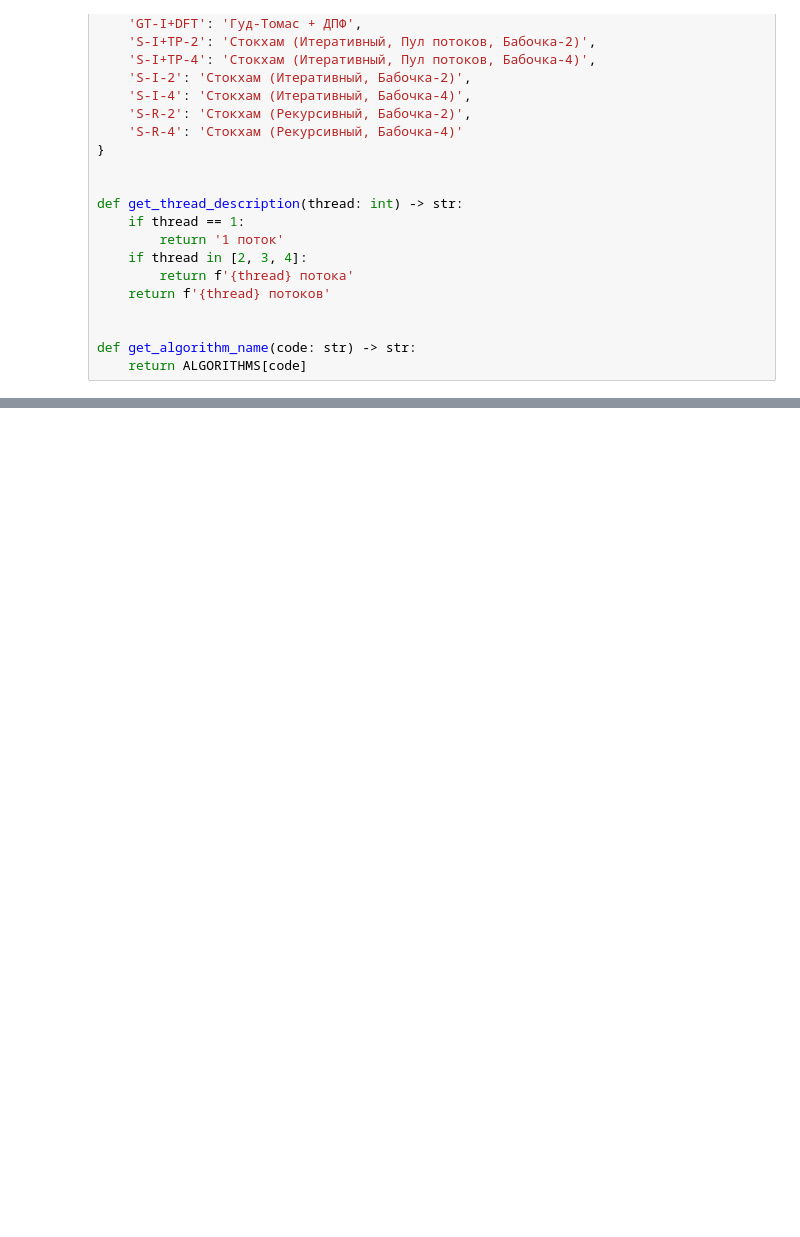
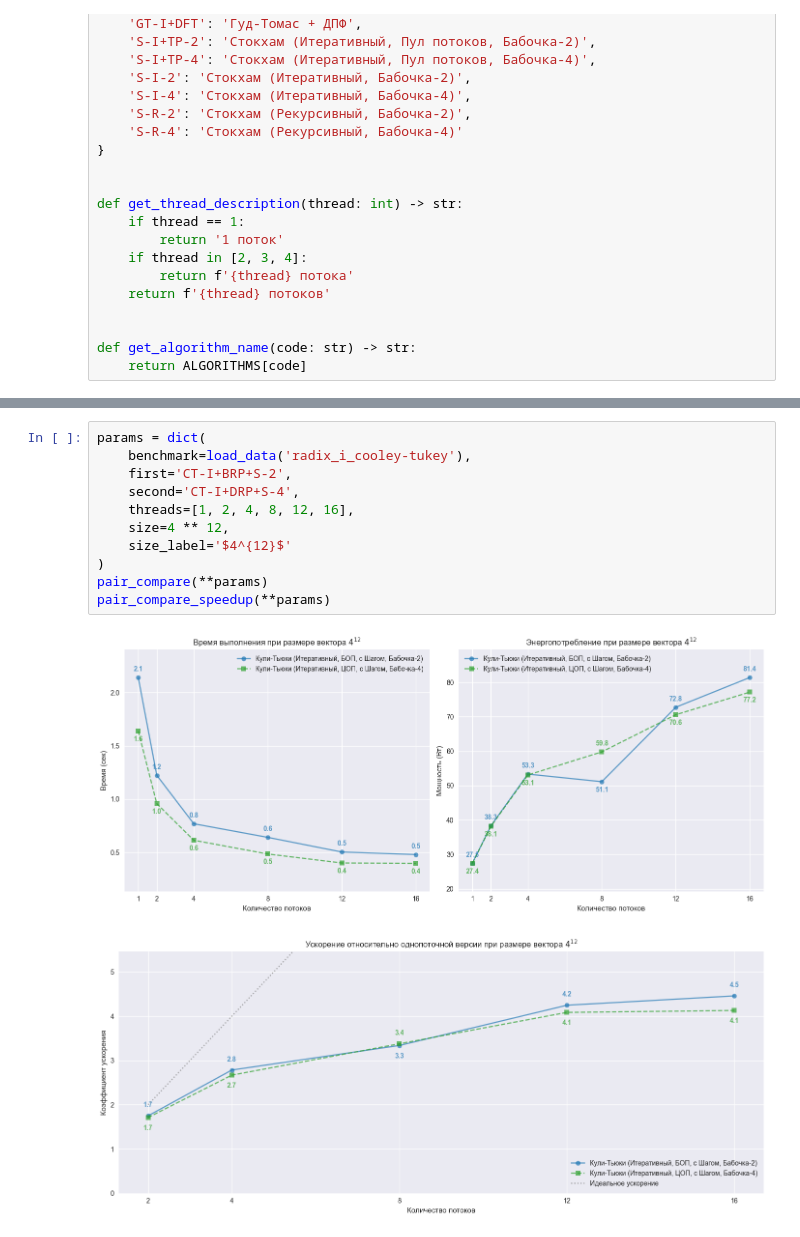
Before and after one commit to markov-avl/fft-benchmark, a Jupyter notebook: notebooks/experiments.ipynb, the cells around one changed output, grey strips where cells are left out. Cells and saved outputs as stored; diff of their text form; blank space fills up the shorter version.

```diff
--- a/notebooks/experiments.ipynb
+++ b/notebooks/experiments.ipynb
@@ -166,0 +237,14 @@ compare_radix('radix_bluestein-stockham', 'B-I+S-2', 'B-I+S-4', threads=[1, 2, 4
+# %%
+params = dict(
+    benchmark=load_data('radix_i_cooley-tukey'),
+    first='CT-I+BRP+S-2',
+    second='CT-I+DRP+S-4',
+    threads=[1, 2, 4, 8, 12, 16],
+    size=4 ** 12,
+    size_label='$4^{12}$'
+)
+pair_compare(**params)
+pair_compare_speedup(**params)
+# %% [output]
+[figure, added]
+[figure, added]
```
Also changed, not shown: parts of 25 cells of this notebook, 5 other files.
